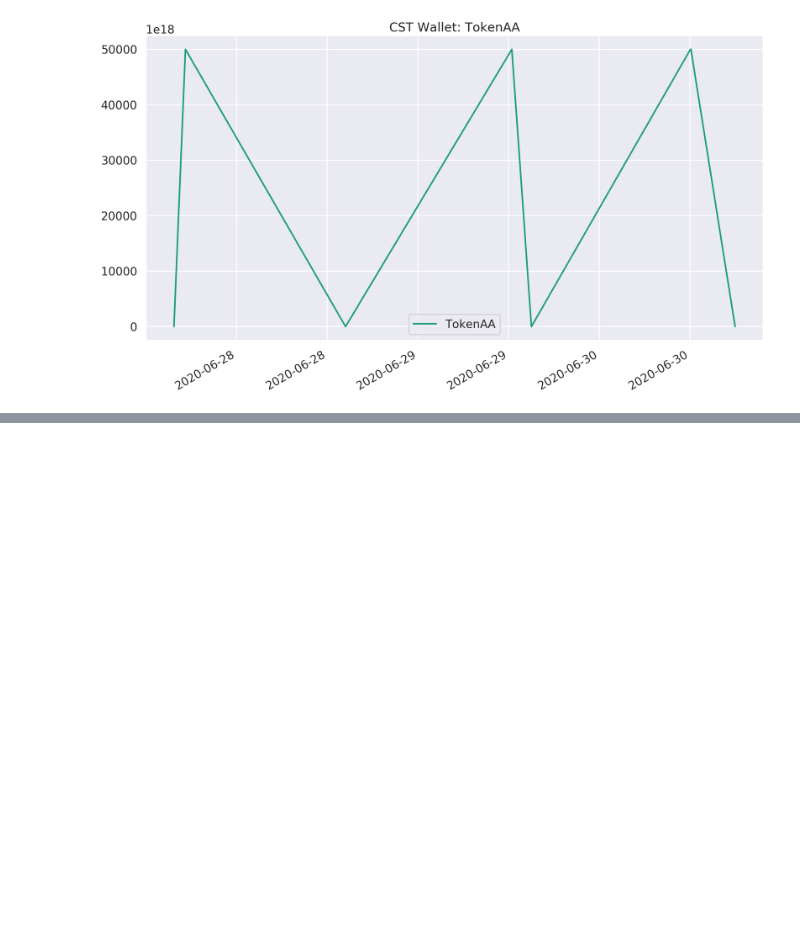
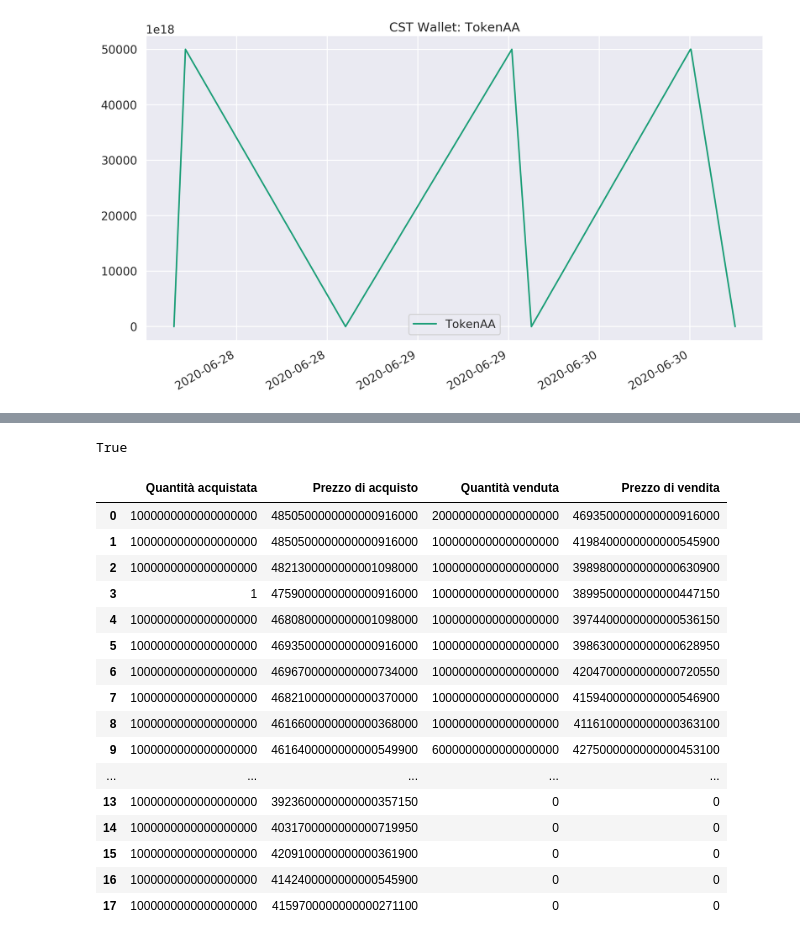
Before and after one commit to francescomarcolli/blockchain_prj, a Jupyter notebook: final_paper/portfolio_CST.ipynb, the cells around one changed output, grey strips where cells are left out. Drawn from its saved outputs; the diff is of its cells as text; code cells hidden in the pictures; blank space fills up the shorter version.

```diff
--- a/final_paper/portfolio_CST.ipynb
+++ b/final_paper/portfolio_CST.ipynb
@@ -692,0 +812,53 @@ fig.autofmt_xdate()
+# %%
+buy_Amount_tkFSS_CST = []
+buy_price_tkFSS_CST = []
+for i in range(0, len(CST_buy_FSS)):
+    #if(tokenFSS_Transfer_CST[i]['args']['from'] == '0x0000000000000000000000000000000000000000' and tokenFSS_Transfer_CST[i]['args']['to'] == '0xe6a2234764Bd7a41Da73bd91F9E857819d20b22F'):
+    #    tkFSS_CST_wallet.append(tokenFSS_Transfer_CST[i]['args']['value'] )
+    if(CST_buy_FSS[i]['args']['buyer'] == '0xe6a2234764Bd7a41Da73bd91F9E857819d20b22F'):
+        buy_Amount_tkFSS_CST.append(CST_buy_FSS[i]['args']['amount'] )
+        buy_price_tkFSS_CST.append(CST_buy_FSS[i]['args']['price'] )
+# %%
+sell_Amount_tkFSS_CST = []
+sell_price_tkFSS_CST = []
+for i in range(0, len(CST_sell_FSS)):
+    #if(tokenFSS_Transfer_CST[i]['args']['from'] == '0x0000000000000000000000000000000000000000' and tokenFSS_Transfer_CST[i]['args']['to'] == '0xe6a2234764Bd7a41Da73bd91F9E857819d20b22F'):
+    #    tkFSS_CST_wallet.append(tokenFSS_Transfer_CST[i]['args']['value'] )
+    #if(CST_buy_FSS[i]['args']['buyer'] == '0xe6a2234764Bd7a41Da73bd91F9E857819d20b22F'):
+    sell_Amount_tkFSS_CST.append(CST_sell_FSS[i]['args']['amount'] )
+    sell_price_tkFSS_CST.append(CST_sell_FSS[i]['args']['price'] )
+# %%
+while(len(sell_Amount_tkFSS_CST) < len(buy_Amount_tkFSS_CST)):
+    sell_Amount_tkFSS_CST.append(0)
+    sell_price_tkFSS_CST.append(0)
+# %%
+len(buy_Amount_tkFSS_CST) == len(sell_price_tkFSS_CST)
+# %% [output]
+True
+# %%
+CST_FSS_trading_operantions = {'Quantità acquistata': buy_Amount_tkFSS_CST,
+                               'Prezzo di acquisto': buy_price_tkFSS_CST,
+                               'Quantità venduta': sell_Amount_tkFSS_CST,
+                               'Prezzo di vendita': sell_price_tkFSS_CST
+                              }
+# %%
+df_CST_FSS_trading_operantions = pd.DataFrame(CST_FSS_trading_operantions)
+df_CST_FSS_trading_operantions
+# %% [output]
+|  | Quantità acquistata | Prezzo di acquisto | Quantità venduta | Prezzo di vendita |
+| 0 | 1000000000000000000 | 4850500000000000916000 | 2000000000000000000 | 4693500000000000916000 |
+| 1 | 1000000000000000000 | 4850500000000000916000 | 1000000000000000000 | 4198400000000000545900 |
+| 2 | 1000000000000000000 | 4821300000000001098000 | 1000000000000000000 | 3989800000000000630900 |
+| 3 | 1 | 4759000000000000916000 | 1000000000000000000 | 3899500000000000447150 |
+| 4 | 1000000000000000000 | 4680800000000001098000 | 1000000000000000000 | 3974400000000000536150 |
+| 5 | 1000000000000000000 | 4693500000000000916000 | 1000000000000000000 | 3986300000000000628950 |
+| 6 | 1000000000000000000 | 4696700000000000734000 | 1000000000000000000 | 4204700000000000720550 |
+| 7 | 1000000000000000000 | 4682100000000000370000 | 1000000000000000000 | 4159400000000000546900 |
+| 8 | 1000000000000000000 | 4616600000000000368000 | 1000000000000000000 | 4116100000000000363100 |
+| 9 | 1000000000000000000 | 4616400000000000549900 | 6000000000000000000 | 4275000000000000453100 |
+| ... | ... | ... | ... | ... |
+| 13 | 1000000000000000000 | 3923600000000000357150 | 0 | 0 |
+| 14 | 1000000000000000000 | 4031700000000000719950 | 0 | 0 |
+| 15 | 1000000000000000000 | 4209100000000000361900 | 0 | 0 |
+| 16 | 1000000000000000000 | 4142400000000000545900 | 0 | 0 |
+| 17 | 1000000000000000000 | 4159700000000000271100 | 0 | 0 |
```
Also changed, not shown: parts of 17 cells of this notebook, 2 other files.
